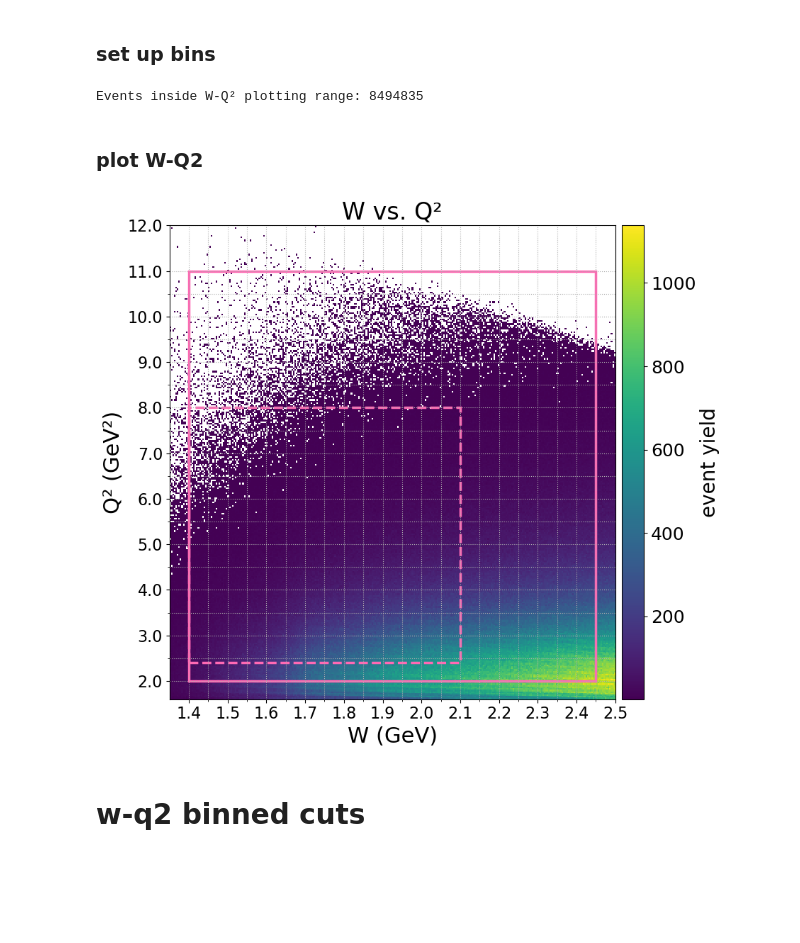
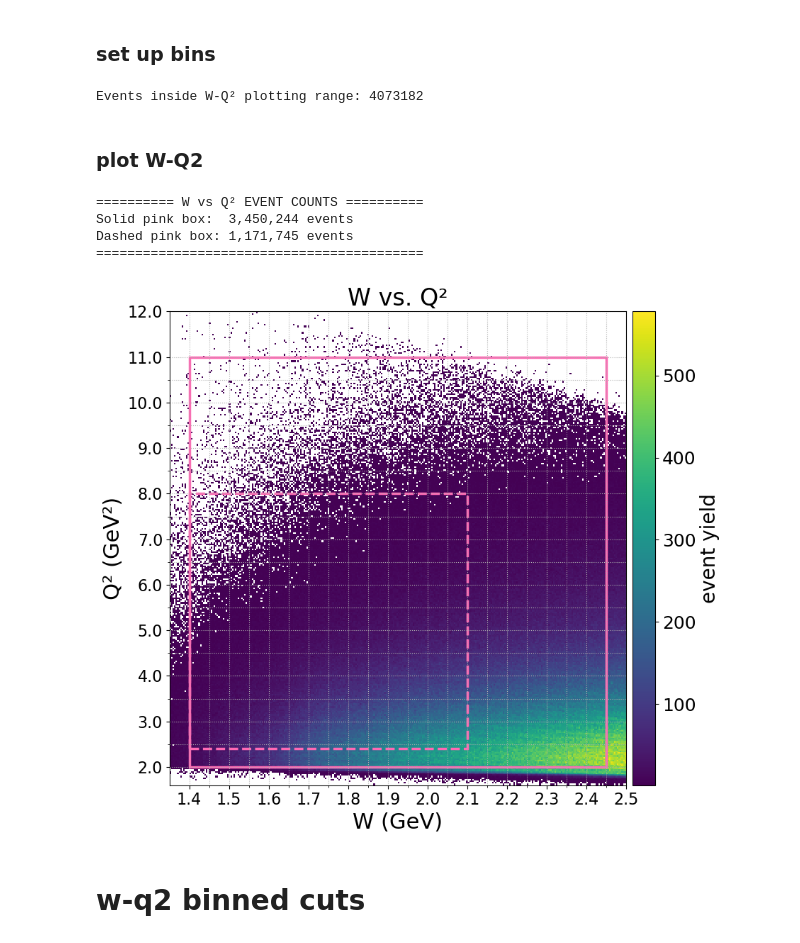
Before and after one commit to aosmond23/clas12, a Jupyter notebook: python/background_investigation_v13.ipynb, the cells around one changed output. Drawn from its saved outputs; the diff is of its cells as text; code cells hidden in the pictures; blank space fills up the shorter version.

Commit message:
before adding print statements in cuts

```diff
--- a/python/background_investigation_v13.ipynb
+++ b/python/background_investigation_v13.ipynb
@@ -55,14 +66,14 @@ branches = [
 # df = pd.read_csv(filename)
 # print(f"Number of entries (rows): {len(df):,}")
 # %%
-folder_name = "experimentTESTw3pion"      # simulationTEST, experimentTEST, experimentTESTw3pion
-data_name = "spring19_inb"          # spring19_inb_50nA, spring19_inb
+folder_name = "experiment"      # simulationTEST, experimentTEST, experimentTESTw3pion
+data_name = "fall18_inb"          # spring19_inb_50nA, spring19_inb
 topology_name = "EXCL"
 hist_base_path = Path(f'/Users/aosmond/nuclearPhys/notebooks/notebook_hists_fromRoot/{folder_name}/{data_name}/{topology_name}_topology')
 
 # filename = ("/Users/aosmond/nuclearPhys/root/finished_root/sp19inb/simulation/10_2rec_excl_sp19inb_50nA_jlab_07_17_2026_32threads.root")
-filename = ("/Users/aosmond/nuclearPhys/root/10_2exp_excl_sp19inb_pass2_jlab_09_02_2026.root")
-threepion_filename = ("/Users/aosmond/nuclearPhys/root/finished_root/sp19inb/simulation/10_2rec_excl_threepion_sp19inb_50nA_jlab_10_14_2026.root")
+filename = ("/Users/aosmond/nuclearPhys/root/finished_root/fa18inb/experiment/10_6exp_excl_fa18inb_jlab_11_06_2026_thread0.root")
+threepion_filename = ("/Users/aosmond/nuclearPhys/root/finished_root/fa18inb/simulation/10_6rec_excl_3pion_wBG_fa18inb_jlab_11_06_2026_thread0.root")
 
 file = uproot.open(filename)
 full_tree = file["events"]
@@ -73,6 +84,8 @@ tree = full_tree
 
 threepion_file = uproot.open(threepion_filename)
 threepion_full_tree = threepion_file["events"]
+
+threepion_toggle = True     # set True/False for including/excluding threepion in the following code
 
 print("ROOT entries in file:", full_tree.num_entries)
 
@@ -85,7 +98,8 @@ if TEST_MODE:
 else:
     entry_stop = full_tree.num_entries
 
-threepion_entry_stop = threepion_full_tree.num_entries
+# threepion_entry_stop = threepion_full_tree.num_entries
+threepion_entry_stop = min(140_000, threepion_full_tree.num_entries)
 
 print("Events to process:", entry_stop)
 print("Three-pion ROOT entries:", threepion_full_tree.num_entries)
@@ -184,7 +244,7 @@ with tqdm(unit="events", desc="Building W-Q² histogram") as pbar:
 print()
 print("Events inside W-Q² plotting range:", wq2_events)
 # %% [output]
-Events inside W-Q² plotting range: 8494835
+Events inside W-Q² plotting range: 4073182
 # %% [markdown]
 ### plot W-Q2
 # %%
@@ -233,37 +293,77 @@ rect = patches.Rectangle(
     linewidth=2.5,
     edgecolor="hotpink",
     alpha=1.0,
     facecolor="none"
 )
 
-# ------------------------------------------------------------
 # Krishna analyzed region
-# ------------------------------------------------------------
-
 w_min_analyzed_krishna = 1.4
 w_max_analyzed_krishna = 2.10
 
 q2_min_analyzed_krishna = 2.4
 q2_max_analyzed_krishna = 8.0
 
 rect_krishna = patches.Rectangle(
     (w_min_analyzed_krishna, q2_min_analyzed_krishna),
     w_max_analyzed_krishna - w_min_analyzed_krishna,
     q2_max_analyzed_krishna - q2_min_analyzed_krishna,
     linewidth=2.5,
     edgecolor="hotpink",
     alpha=1.0,
     linestyle="--",
     facecolor="none"
 )
 
+# ------------------------------------------------------------
+# Count raw events inside the pink boxes
+# ------------------------------------------------------------
+
+# Bin centers
+w_centers = (fine_bin_x[:-1] + fine_bin_x[1:]) / 2
+q2_centers = (fine_bin_y[:-1] + fine_bin_y[1:]) / 2
+
+# Solid pink box
+solid_mask = (
+    (w_centers >= w_min_analyzed)
+    & (w_centers < w_max_analyzed)
+)
+
+solid_q2_mask = (
+    (q2_centers >= q2_min_analyzed)
+    & (q2_centers < q2_max_analyzed)
+)
+
+# Dashed pink box
+dashed_mask = (
+    (w_centers >= w_min_analyzed_krishna)
+    & (w_centers < w_max_analyzed_krishna)
+)
+
+dashed_q2_mask = (
+    (q2_centers >= q2_min_analyzed_krishna)
+    & (q2_centers < q2_max_analyzed_krishna)
+)
+
+# Count events in each region
+solid_events = wq2_hist[np.ix_(solid_mask, solid_q2_mask)].sum()
+dashed_events = wq2_hist[np.ix_(dashed_mask, dashed_q2_mask)].sum()
+
+print("\n========== W vs Q² EVENT COUNTS ==========")
+print(f"Solid pink box:  {solid_events:,.0f} events")
+print(f"Dashed pink box: {dashed_events:,.0f} events")
+print("==========================================")
+
 ax.add_patch(rect)
 ax.add_patch(rect_krishna)
 
 plt.tight_layout()
 plt.show()
 # %% [output]
+========== W vs Q² EVENT COUNTS ==========
+Solid pink box:  3,450,244 events
+Dashed pink box: 1,171,745 events
+==========================================
-[figure, old version]
+[figure, new version]
 # %% [markdown]
 # w-q2 binned cuts
 # %% [markdown]
```
Also changed, not shown: parts of 24 cells of this notebook, 1 other file.
